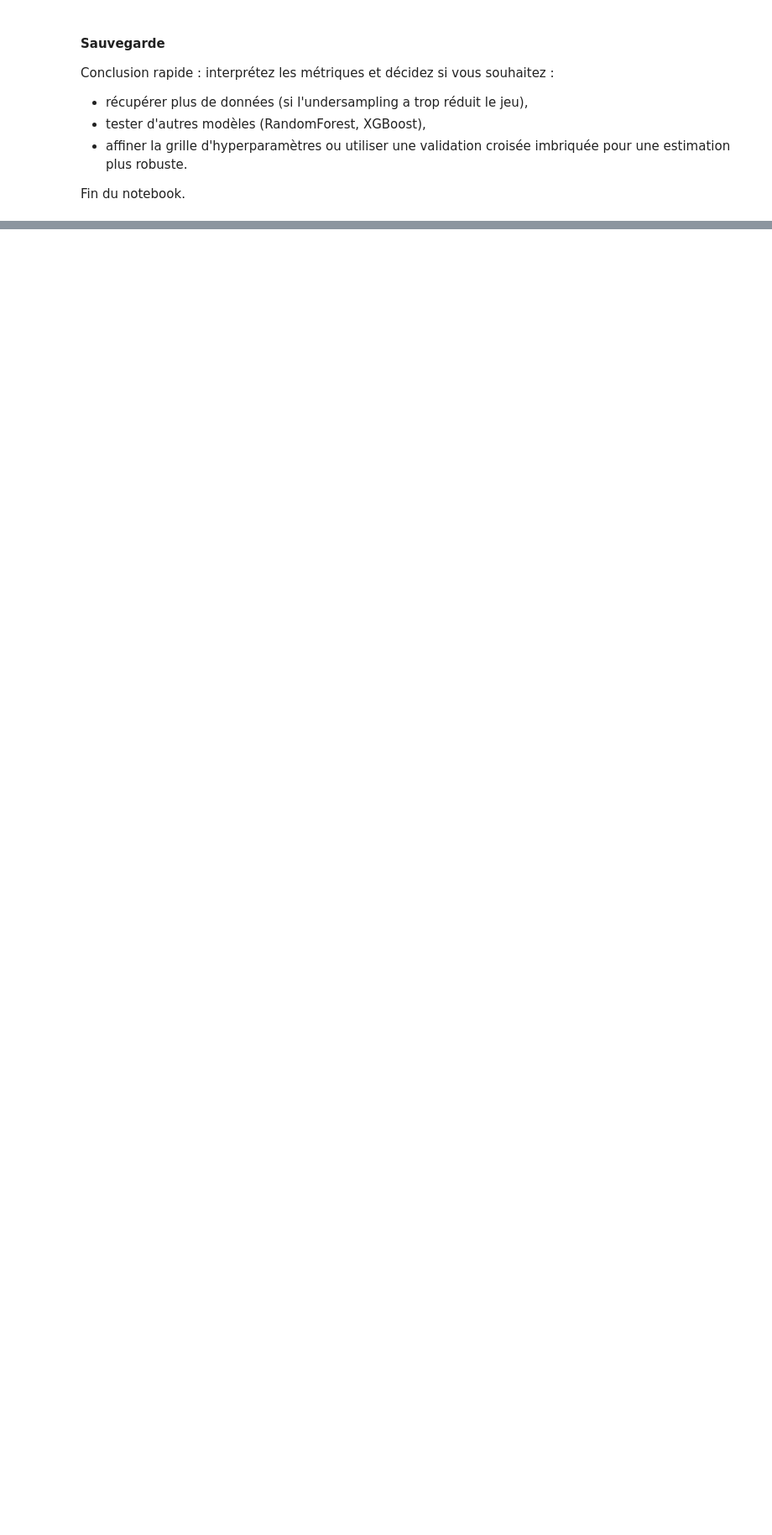
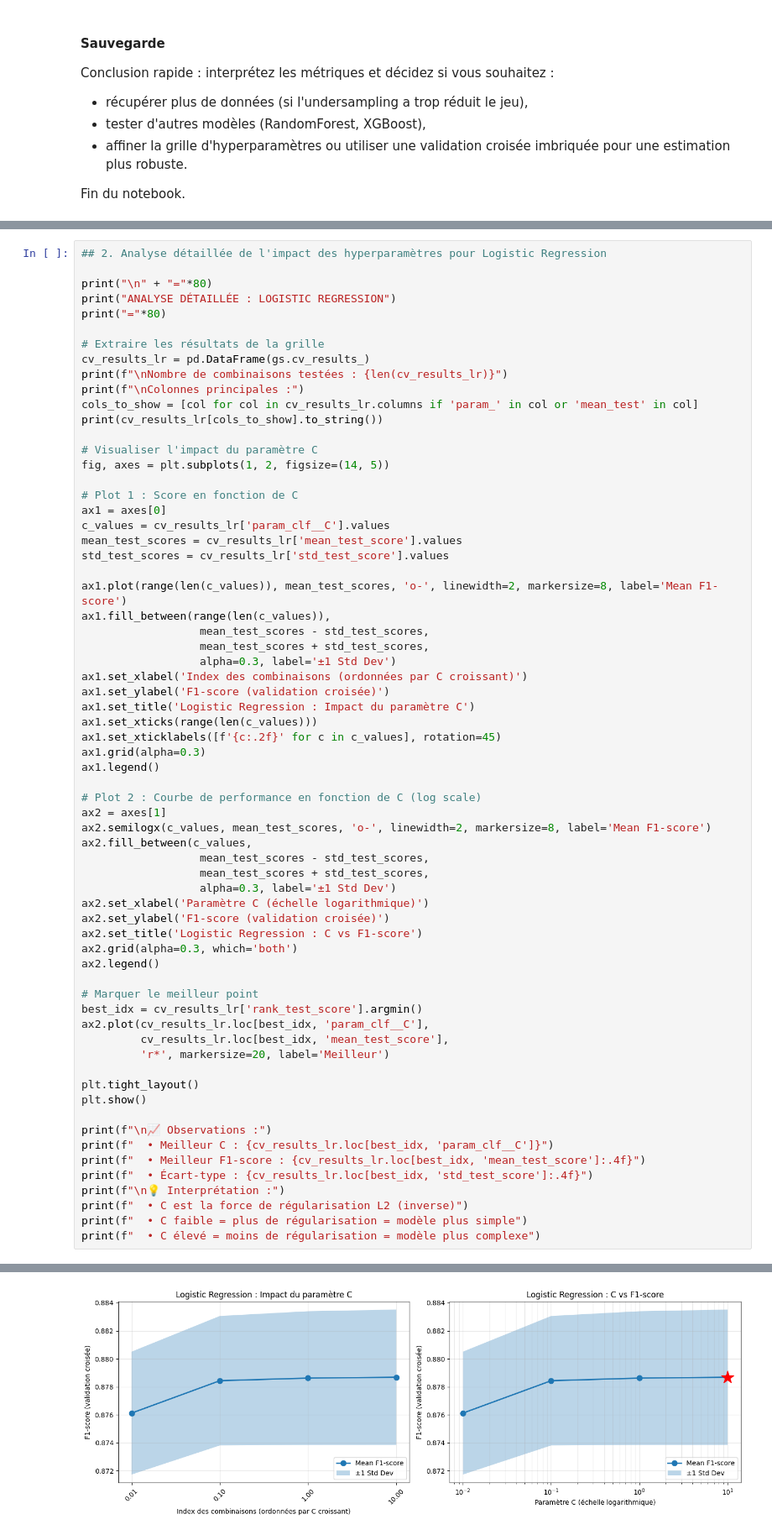
Before and after one commit to amauryjnn/projet-Apprentissage-Automatique, a Jupyter notebook: main.ipynb, the cells around one changed output, grey strips where cells are left out. Shown at 84% size. Cells and saved outputs as stored; diff of their text form; blank space fills up the shorter version.

Commit message:
Ajout analyse hyperparametre

```diff
--- a/main.ipynb
+++ b/main.ipynb
@@ -1789,0 +1913,67 @@ Fin du notebook.
+# %%
+## 2. Analyse détaillée de l'impact des hyperparamètres pour Logistic Regression
+
+print("\n" + "="*80)
+print("ANALYSE DÉTAILLÉE : LOGISTIC REGRESSION")
+print("="*80)
+
+# Extraire les résultats de la grille
+cv_results_lr = pd.DataFrame(gs.cv_results_)
+print(f"\nNombre de combinaisons testées : {len(cv_results_lr)}")
+print(f"\nColonnes principales :")
+cols_to_show = [col for col in cv_results_lr.columns if 'param_' in col or 'mean_test' in col]
+print(cv_results_lr[cols_to_show].to_string())
+
+# Visualiser l'impact du paramètre C
+fig, axes = plt.subplots(1, 2, figsize=(14, 5))
+
+# Plot 1 : Score en fonction de C
+ax1 = axes[0]
+c_values = cv_results_lr['param_clf__C'].values
+mean_test_scores = cv_results_lr['mean_test_score'].values
+std_test_scores = cv_results_lr['std_test_score'].values
+
+ax1.plot(range(len(c_values)), mean_test_scores, 'o-', linewidth=2, markersize=8, label='Mean F1-score')
+ax1.fill_between(range(len(c_values)),
+                  mean_test_scores - std_test_scores,
+                  mean_test_scores + std_test_scores,
+                  alpha=0.3, label='±1 Std Dev')
+ax1.set_xlabel('Index des combinaisons (ordonnées par C croissant)')
+ax1.set_ylabel('F1-score (validation croisée)')
+ax1.set_title('Logistic Regression : Impact du paramètre C')
+ax1.set_xticks(range(len(c_values)))
+ax1.set_xticklabels([f'{c:.2f}' for c in c_values], rotation=45)
+ax1.grid(alpha=0.3)
+ax1.legend()
+
+# Plot 2 : Courbe de performance en fonction de C (log scale)
+ax2 = axes[1]
+ax2.semilogx(c_values, mean_test_scores, 'o-', linewidth=2, markersize=8, label='Mean F1-score')
+ax2.fill_between(c_values,
+                  mean_test_scores - std_test_scores,
+                  mean_test_scores + std_test_scores,
+                  alpha=0.3, label='±1 Std Dev')
+ax2.set_xlabel('Paramètre C (échelle logarithmique)')
+ax2.set_ylabel('F1-score (validation croisée)')
+ax2.set_title('Logistic Regression : C vs F1-score')
+ax2.grid(alpha=0.3, which='both')
+ax2.legend()
+
+# Marquer le meilleur point
+best_idx = cv_results_lr['rank_test_score'].argmin()
+ax2.plot(cv_results_lr.loc[best_idx, 'param_clf__C'],
+         cv_results_lr.loc[best_idx, 'mean_test_score'],
+         'r*', markersize=20, label='Meilleur')
+
+plt.tight_layout()
+plt.show()
+
+print(f"\n📈 Observations :")
+print(f"  • Meilleur C : {cv_results_lr.loc[best_idx, 'param_clf__C']}")
+print(f"  • Meilleur F1-score : {cv_results_lr.loc[best_idx, 'mean_test_score']:.4f}")
+print(f"  • Écart-type : {cv_results_lr.loc[best_idx, 'std_test_score']:.4f}")
+print(f"\n💡 Interprétation :")
+print(f"  • C est la force de régularisation L2 (inverse)")
+print(f"  • C faible = plus de régularisation = modèle plus simple")
+print(f"  • C élevé = moins de régularisation = modèle plus complexe")
+# %% [output]
@@ -1789,0 +1997 @@ Fin du notebook.
+[figure, added]
```
Also changed, not shown: parts of 13 cells of this notebook.
